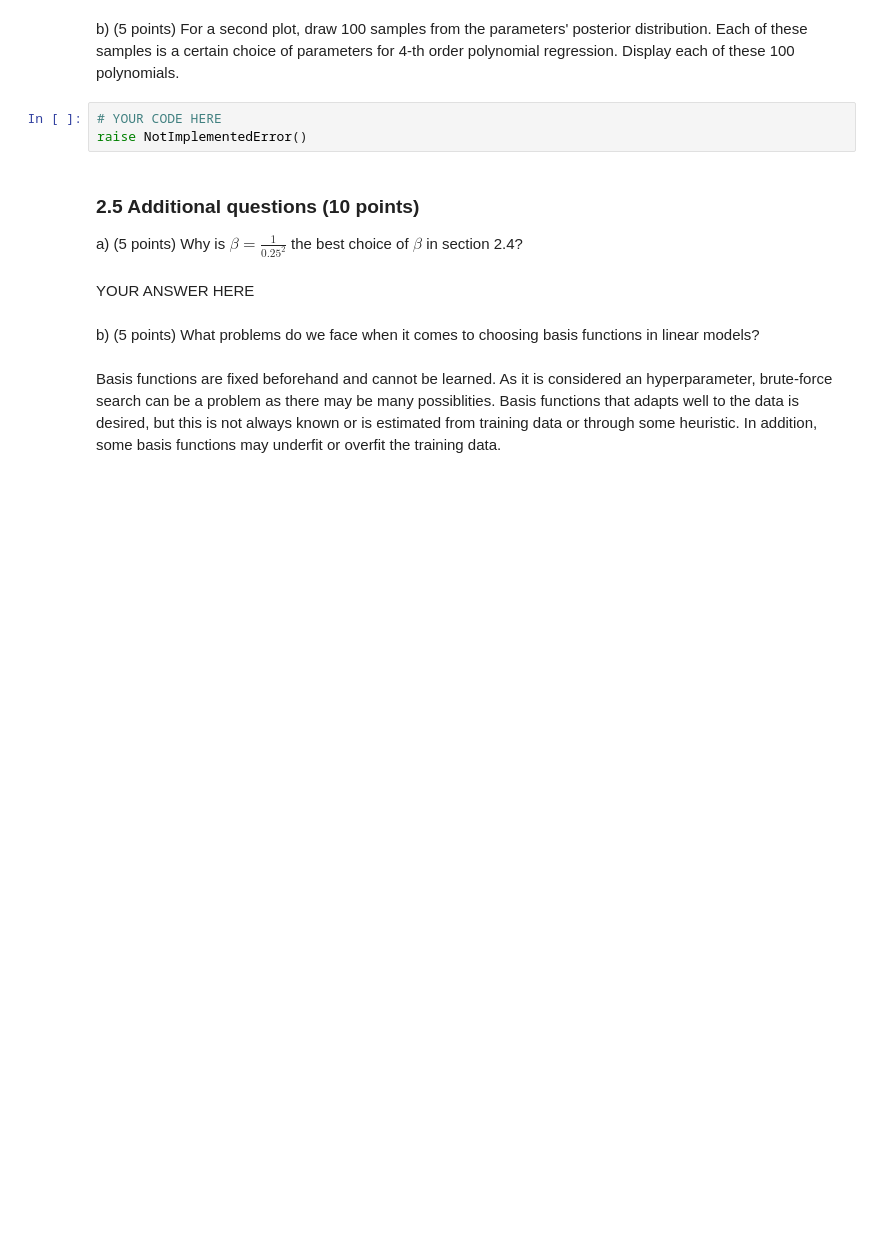
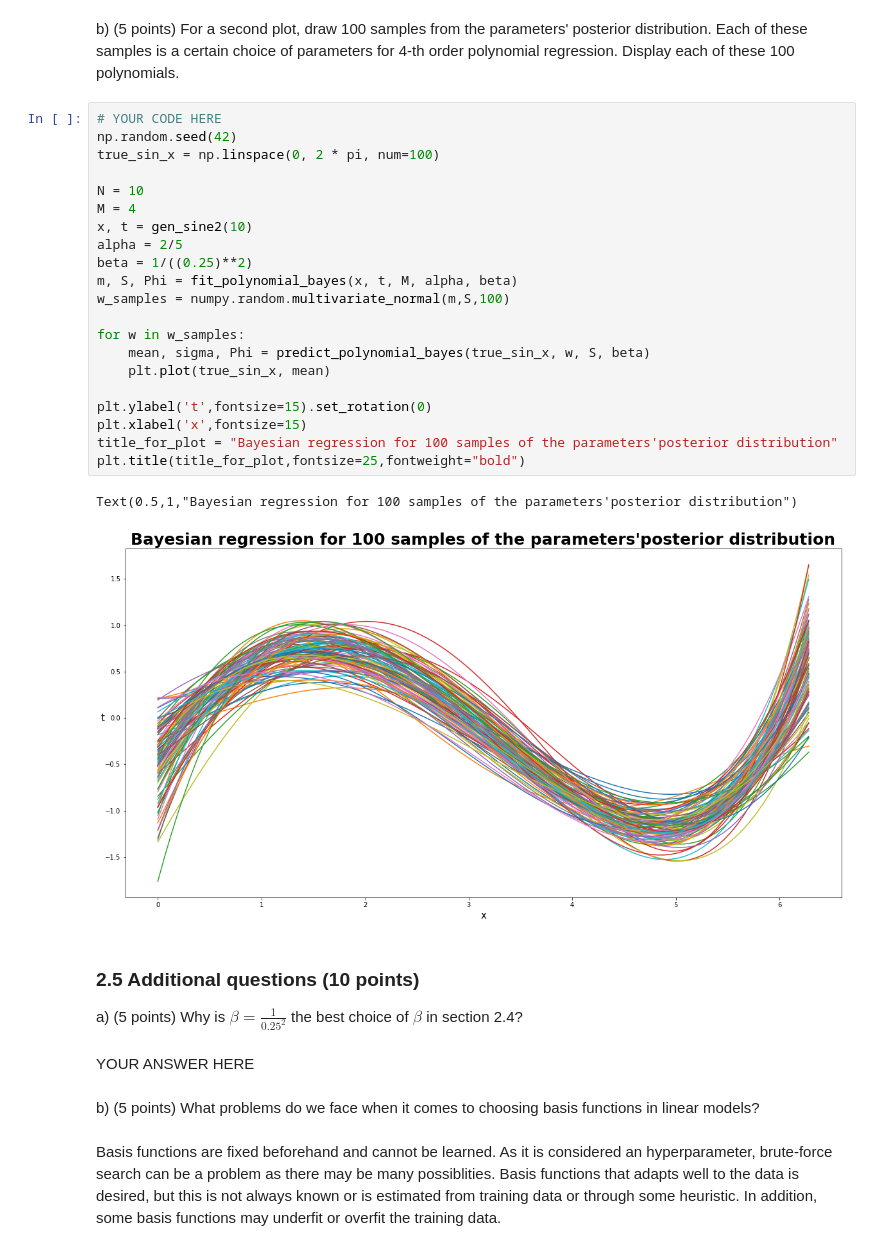
Before and after one commit to ML77777/ML1-18, a Jupyter notebook: Marvin/lab1 (kopie).ipynb, the cells around one changed output. Saved outputs shown, nothing was run; the diff lists cells and outputs as text; blank space fills up the shorter version.

```diff
--- a/Marvin/lab1 (kopie).ipynb
+++ b/Marvin/lab1 (kopie).ipynb
@@ -507,9 +528,30 @@ raise NotImplementedError()
 # %% [markdown]
 b) (5 points) For a second plot, draw 100 samples from the parameters' posterior distribution. Each of these samples is a certain choice of parameters for 4-th order polynomial regression.
 Display each of these 100 polynomials.
-# %%
-# YOUR CODE HERE
-raise NotImplementedError()
+# %%
+# YOUR CODE HERE
+np.random.seed(42)
+true_sin_x = np.linspace(0, 2 * pi, num=100)
+
+N = 10
+M = 4
+x, t = gen_sine2(10)
+alpha = 2/5
+beta = 1/((0.25)**2)
+m, S, Phi = fit_polynomial_bayes(x, t, M, alpha, beta)
+w_samples = numpy.random.multivariate_normal(m,S,100)
+
+for w in w_samples:
+    mean, sigma, Phi = predict_polynomial_bayes(true_sin_x, w, S, beta)
+    plt.plot(true_sin_x, mean)
+
+plt.ylabel('t',fontsize=15).set_rotation(0)
+plt.xlabel('x',fontsize=15)
+title_for_plot = "Bayesian regression for 100 samples of the parameters'posterior distribution"
+plt.title(title_for_plot,fontsize=25,fontweight="bold")
+# %% [output]
+Text(0.5,1,"Bayesian regression for 100 samples of the parameters'posterior distribution")
+[figure, added]
 # %% [markdown]
 ### 2.5 Additional questions (10 points)
 
```
Also changed, not shown: parts of 10 cells of this notebook.
